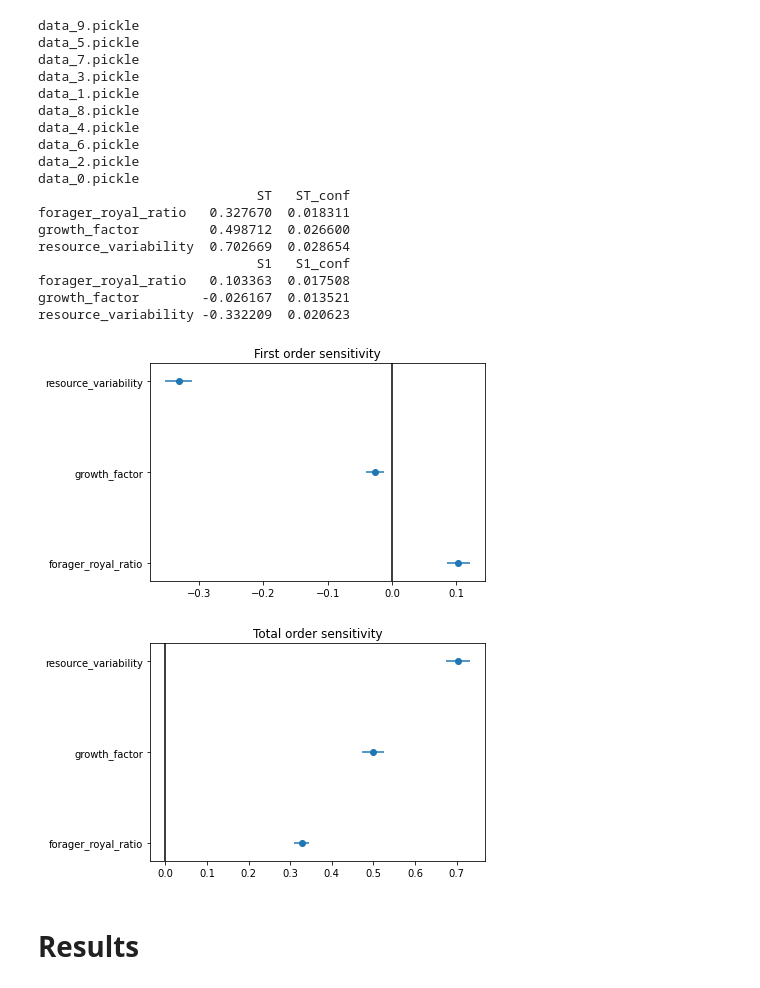
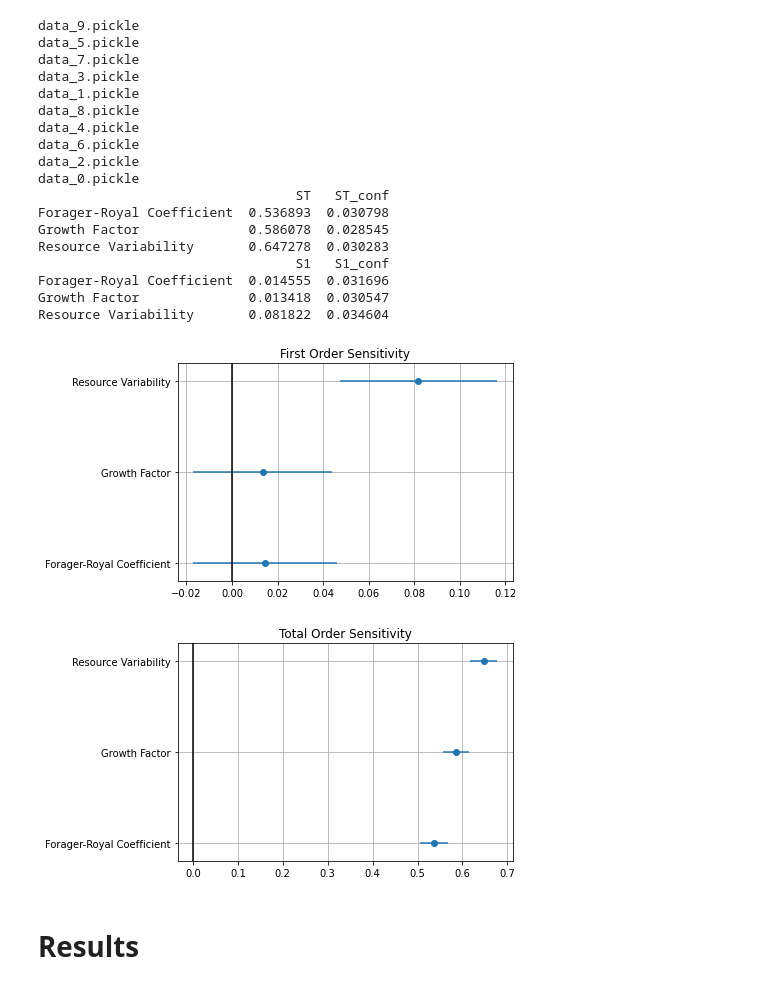
Before and after one commit to AnkurSatya/uva_abm_bumblebee, a Jupyter notebook: bumblebee_evolution/results/Global Sensitivity Analysis.ipynb, the cells around one changed output. Saved outputs shown, nothing was run; the diff lists cells and outputs as text; code cells hidden in the pictures.

```diff
--- a/bumblebee_evolution/results/Global Sensitivity Analysis.ipynb
+++ b/bumblebee_evolution/results/Global Sensitivity Analysis.ipynb
@@ -19,7 +19,7 @@ with open("../variable_parameters.pickle", "rb") as f:
 # %%
 problem = {
     'num_vars': 3,
-    'names': ['forager_royal_ratio', 'growth_factor', "resource_variability"],
+    'names': ['Forager-Royal Coefficient', 'Growth Factor', "Resource Variability"],
     'bounds': [[0.0, 1.0], [0.0, 1.0], [0.0, 0.5]]
 }
 # %%
@@ -52,6 +52,7 @@ def plot_index(s, params, i, title=''):
     plt.title(title)
     plt.ylim([-0.2, len(indices) - 1 + 0.2])
     plt.yticks(range(l), params)
+    plt.grid()
     plt.errorbar(indices, range(l), xerr=errors, linestyle='None', marker='o')
     plt.axvline(0, c='k')
 # %%
@@ -64,58 +65,56 @@ for file in os.listdir():
     if "data_" in file and ".pickle" in file:
         with open(file, "rb") as f:
             data = pickle.load(f)
-
         print(file)
         for key, row in data.items():
             parameters = (key[0], key[1], key[2])
             if parameters in combined:
                 combined[parameters].append(row)
             else:
                 combined[parameters] = row
 
-aggregated = {"forager_royal_ratio":[], "growth_factor":[],
-              "resource_variability":[], "Total Fertilized Queens":[]}
+aggregated = {"Forager-Royal Coefficient":[], "Growth Factor":[],
+              "Resource Variability":[], "Total Fertilized Queens":[]}
 
-for key, rows in combined.items():
-    for row in rows:
-        aggregated["forager_royal_ratio"].append(key[0])
-        aggregated["growth_factor"].append(key[1])
-        aggregated["resource_variability"].append(key[2])
-        aggregated["Total Fertilized Queens"].append(row["Total Fertilized Queens"][0])
+for r in range(10):
+    for key, rows in combined.items():
+        aggregated["Forager-Royal Coefficient"].append(key[0])
+        aggregated["Growth Factor"].append(key[1])
+        aggregated["Resource Variability"].append(key[2])
+        aggregated["Total Fertilized Queens"].append(rows[r]["Total Fertilized Queens"][0])
 
 final_dataframe = pd.DataFrame.from_dict(aggregated)
 
 Si = sobol.analyze(problem, np.array(final_dataframe['Total Fertilized Queens']),
                                      print_to_console=True, calc_second_order=False)
 
-
-plot_index(Si, problem['names'], '1', 'First order sensitivity')
+plot_index(Si, problem['names'], '1', 'First Order Sensitivity')
 plt.savefig("first_order_sa.pdf", dpi=200, bbox_inches="tight")
 plt.show()
 
-plot_index(Si, problem['names'], 'T', 'Total order sensitivity')
+plot_index(Si, problem['names'], 'T', 'Total Order Sensitivity')
 plt.savefig("total_order_sa.pdf", dpi=200, bbox_inches="tight")
 plt.show()
 # %% [output]
 data_9.pickle
 data_5.pickle
 data_7.pickle
 data_3.pickle
 data_1.pickle
 data_8.pickle
 data_4.pickle
 data_6.pickle
 data_2.pickle
 data_0.pickle
-                            ST   ST_conf
-forager_royal_ratio   0.327670  0.018311
-growth_factor         0.498712  0.026600
-resource_variability  0.702669  0.028654
-                            S1   S1_conf
-forager_royal_ratio   0.103363  0.017508
-growth_factor        -0.026167  0.013521
-resource_variability -0.332209  0.020623
+                                 ST   ST_conf
+Forager-Royal Coefficient  0.536893  0.030798
+Growth Factor              0.586078  0.028545
+Resource Variability       0.647278  0.030283
+                                 S1   S1_conf
+Forager-Royal Coefficient  0.014555  0.031696
+Growth Factor              0.013418  0.030547
+Resource Variability       0.081822  0.034604
-[figure, old version]
+[figure, new version]
-[figure, old version]
+[figure, new version]
 # %% [markdown]
 # Results
```
Also changed, not shown: parts of 1 cell of this notebook.
